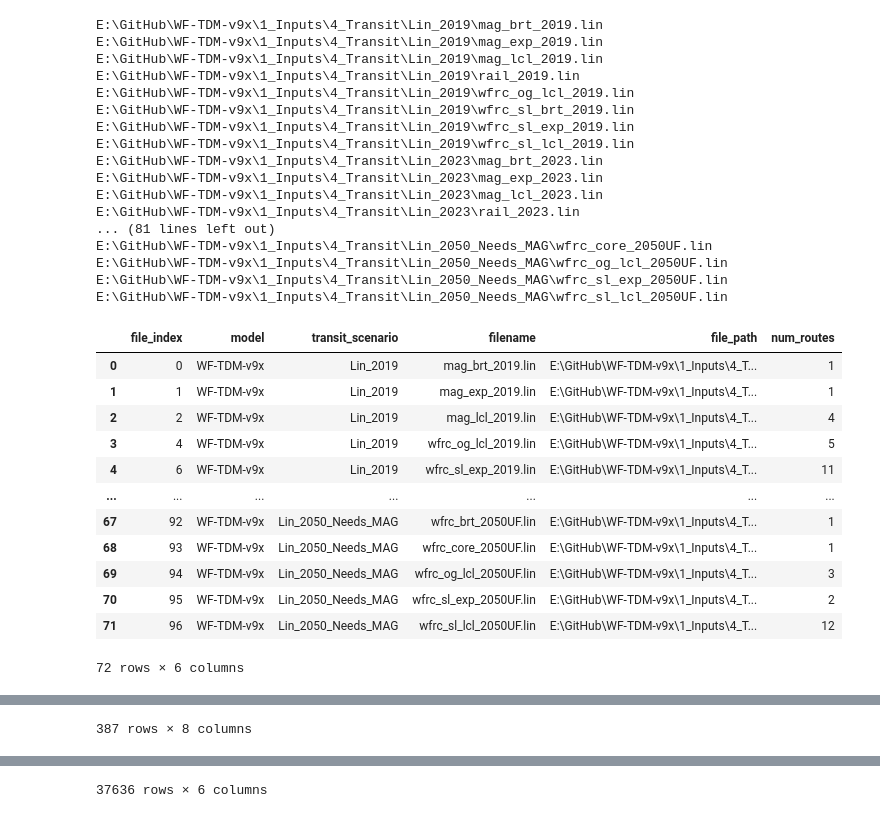
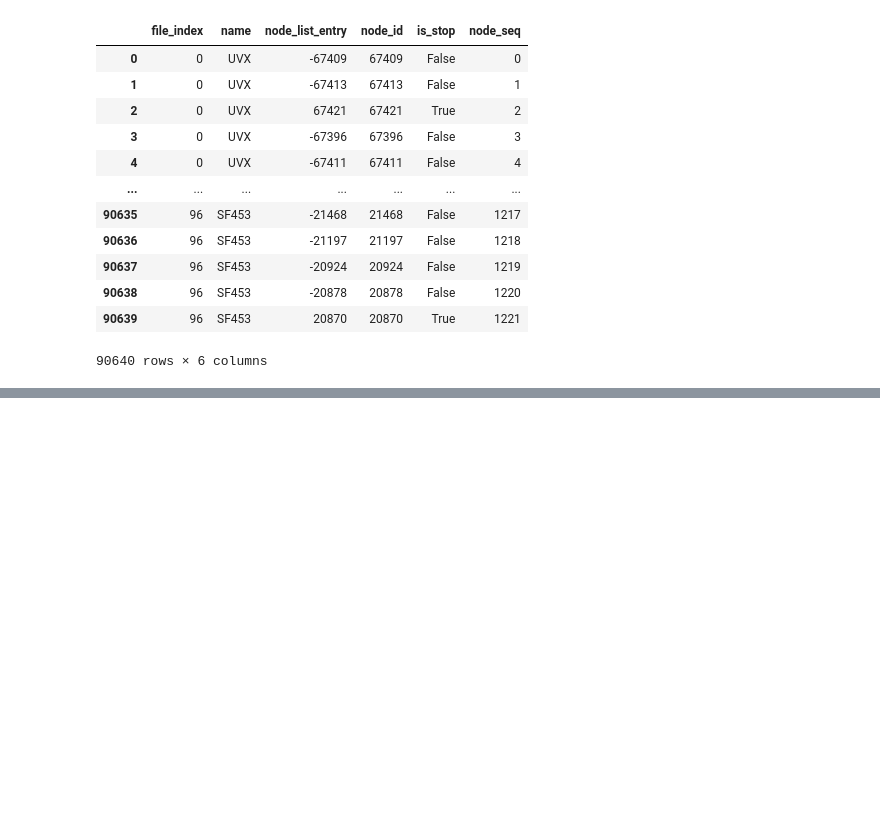
Before and after one commit to WFRCAnalytics/Resources, a Jupyter notebook: TDM/Parse-Transit-Lin-Files/parse-model-transit-lin-files.ipynb, the cells around one changed output, grey strips where cells are left out. Cells and saved outputs as stored; diff of their text form; code cells hidden in the pictures; blank space fills up the shorter version.

```diff
--- a/TDM/Parse-Transit-Lin-Files/parse-model-transit-lin-files.ipynb
+++ b/TDM/Parse-Transit-Lin-Files/parse-model-transit-lin-files.ipynb
@@ -116,64 +225,35 @@ def read_all_lin_files(transit_folder_path):
 # %%
-
-# Read and parse all .lin files in the folder
-parsed_data, speed_tf_positions = read_all_lin_files(transit_folder_path)
-
-# Convert the parsed data to DataFrames
-lines_df = pd.DataFrame(parsed_data)
-
-lines_df['oneway'] = lines_df['oneway'].replace({'T': True, 'F': False})
-
-speed_tf_df = pd.DataFrame(speed_tf_positions)
-
+# create nodes dataset
 
 # Normalize the N column and create 'stop' column
-nodes_df = lines_df.explode('N').reset_index(drop=True)
-nodes_df = nodes_df[['file_index','name', 'N']]
-nodes_df['node_id'] = nodes_df['N'].abs()
-nodes_df['is_stop'] = nodes_df['N'] > 0
+nodes_df = lines_df.explode('node_list').reset_index(drop=True)
+nodes_df = nodes_df[['file_index','name', 'node_list']]
+nodes_df.rename(columns={'node_list':'node_list_entry'}, inplace=True)
+nodes_df['node_id'] = nodes_df['node_list_entry'].abs()
+nodes_df['is_stop'] = nodes_df['node_list_entry'] > 0
 
 # Add the index as a separate column to indicate the position of each number in the list
 nodes_df['node_seq'] = nodes_df.groupby('name').cumcount()
 
 # Add the index as a separate column to indicate the position of each number in the list
 nodes_df['node_seq'] = nodes_df.groupby('name').cumcount()
 
-files_df = lines_df.groupby(['file_index','model','transit_scenario','filename','file_path'], as_index=False).agg(num_routes=('name','count'))
 
-lines_df = lines_df[['file_index','name','color','oneway','headway1','headway2','faresystem','N']]#.drop(columns=['model','transit_scenario','filename','file_path'], inplace=Trulinks_e)
+#lines_df.drop(columns=['model','transit_scenario','filename','file_path'], inplace=True)
 
-display(files_df)
-display(lines_df)
-display(speed_tf_df)
+
 display(nodes_df)
 # %% [output]
+|  | file_index | name | node_list_entry | node_id | is_stop | node_seq |
+| 0 | 0 | UVX | -67409 | 67409 | False | 0 |
+| 1 | 0 | UVX | -67413 | 67413 | False | 1 |
+| 2 | 0 | UVX | 67421 | 67421 | True | 2 |
+| 3 | 0 | UVX | -67396 | 67396 | False | 3 |
+| 4 | 0 | UVX | -67411 | 67411 | False | 4 |
+| ... | ... | ... | ... | ... | ... | ... |
+| 90635 | 96 | SF453 | -21468 | 21468 | False | 1217 |
+| 90636 | 96 | SF453 | -21197 | 21197 | False | 1218 |
+| 90637 | 96 | SF453 | -20924 | 20924 | False | 1219 |
+| 90638 | 96 | SF453 | -20878 | 20878 | False | 1220 |
+| 90639 | 96 | SF453 | 20870 | 20870 | True | 1221 |
-E:\GitHub\WF-TDM-v9x\1_Inputs\4_Transit\Lin_2019\mag_brt_2019.lin
-E:\GitHub\WF-TDM-v9x\1_Inputs\4_Transit\Lin_2019\mag_exp_2019.lin
-E:\GitHub\WF-TDM-v9x\1_Inputs\4_Transit\Lin_2019\mag_lcl_2019.lin
-E:\GitHub\WF-TDM-v9x\1_Inputs\4_Transit\Lin_2019\rail_2019.lin
-E:\GitHub\WF-TDM-v9x\1_Inputs\4_Transit\Lin_2019\wfrc_og_lcl_2019.lin
-E:\GitHub\WF-TDM-v9x\1_Inputs\4_Transit\Lin_2019\wfrc_sl_brt_2019.lin
-E:\GitHub\WF-TDM-v9x\1_Inputs\4_Transit\Lin_2019\wfrc_sl_exp_2019.lin
-E:\GitHub\WF-TDM-v9x\1_Inputs\4_Transit\Lin_2019\wfrc_sl_lcl_2019.lin
-E:\GitHub\WF-TDM-v9x\1_Inputs\4_Transit\Lin_2023\mag_brt_2023.lin
-E:\GitHub\WF-TDM-v9x\1_Inputs\4_Transit\Lin_2023\mag_exp_2023.lin
-E:\GitHub\WF-TDM-v9x\1_Inputs\4_Transit\Lin_2023\mag_lcl_2023.lin
-E:\GitHub\WF-TDM-v9x\1_Inputs\4_Transit\Lin_2023\rail_2023.lin
-... (81 lines left out)
-E:\GitHub\WF-TDM-v9x\1_Inputs\4_Transit\Lin_2050_Needs_MAG\wfrc_core_2050UF.lin
-E:\GitHub\WF-TDM-v9x\1_Inputs\4_Transit\Lin_2050_Needs_MAG\wfrc_og_lcl_2050UF.lin
-E:\GitHub\WF-TDM-v9x\1_Inputs\4_Transit\Lin_2050_Needs_MAG\wfrc_sl_exp_2050UF.lin
-E:\GitHub\WF-TDM-v9x\1_Inputs\4_Transit\Lin_2050_Needs_MAG\wfrc_sl_lcl_2050UF.lin
+90640 rows × 6 columns
-|  | file_index | model | transit_scenario | filename | file_path | num_routes |
-| 0 | 0 | WF-TDM-v9x | Lin_2019 | mag_brt_2019.lin | E:\GitHub\WF-TDM-v9x\1_Inputs\4_T... | 1 |
-| 1 | 1 | WF-TDM-v9x | Lin_2019 | mag_exp_2019.lin | E:\GitHub\WF-TDM-v9x\1_Inputs\4_T... | 1 |
-| 2 | 2 | WF-TDM-v9x | Lin_2019 | mag_lcl_2019.lin | E:\GitHub\WF-TDM-v9x\1_Inputs\4_T... | 4 |
-| 3 | 4 | WF-TDM-v9x | Lin_2019 | wfrc_og_lcl_2019.lin | E:\GitHub\WF-TDM-v9x\1_Inputs\4_T... | 5 |
-| 4 | 6 | WF-TDM-v9x | Lin_2019 | wfrc_sl_exp_2019.lin | E:\GitHub\WF-TDM-v9x\1_Inputs\4_T... | 11 |
-| ... | ... | ... | ... | ... | ... | ... |
-| 67 | 92 | WF-TDM-v9x | Lin_2050_Needs_MAG | wfrc_brt_2050UF.lin | E:\GitHub\WF-TDM-v9x\1_Inputs\4_T... | 1 |
-| 68 | 93 | WF-TDM-v9x | Lin_2050_Needs_MAG | wfrc_core_2050UF.lin | E:\GitHub\WF-TDM-v9x\1_Inputs\4_T... | 1 |
-| 69 | 94 | WF-TDM-v9x | Lin_2050_Needs_MAG | wfrc_og_lcl_2050UF.lin | E:\GitHub\WF-TDM-v9x\1_Inputs\4_T... | 3 |
-| 70 | 95 | WF-TDM-v9x | Lin_2050_Needs_MAG | wfrc_sl_exp_2050UF.lin | E:\GitHub\WF-TDM-v9x\1_Inputs\4_T... | 2 |
-| 71 | 96 | WF-TDM-v9x | Lin_2050_Needs_MAG | wfrc_sl_lcl_2050UF.lin | E:\GitHub\WF-TDM-v9x\1_Inputs\4_T... | 12 |
-72 rows × 6 columns
@@ -192 +259,0 @@ E:\GitHub\WF-TDM-v9x\1_Inputs\4_Transit\Lin_2050_Needs_MAG\wfrc_sl_lcl_2050UF.li
-387 rows × 8 columns
@@ -222,2 +260 @@ E:\GitHub\WF-TDM-v9x\1_Inputs\4_Transit\Lin_2050_Needs_MAG\wfrc_sl_lcl_2050UF.li
-37636 rows × 6 columns
 # %%
```
Also changed, not shown: parts of 8 cells of this notebook, 6 other files.
